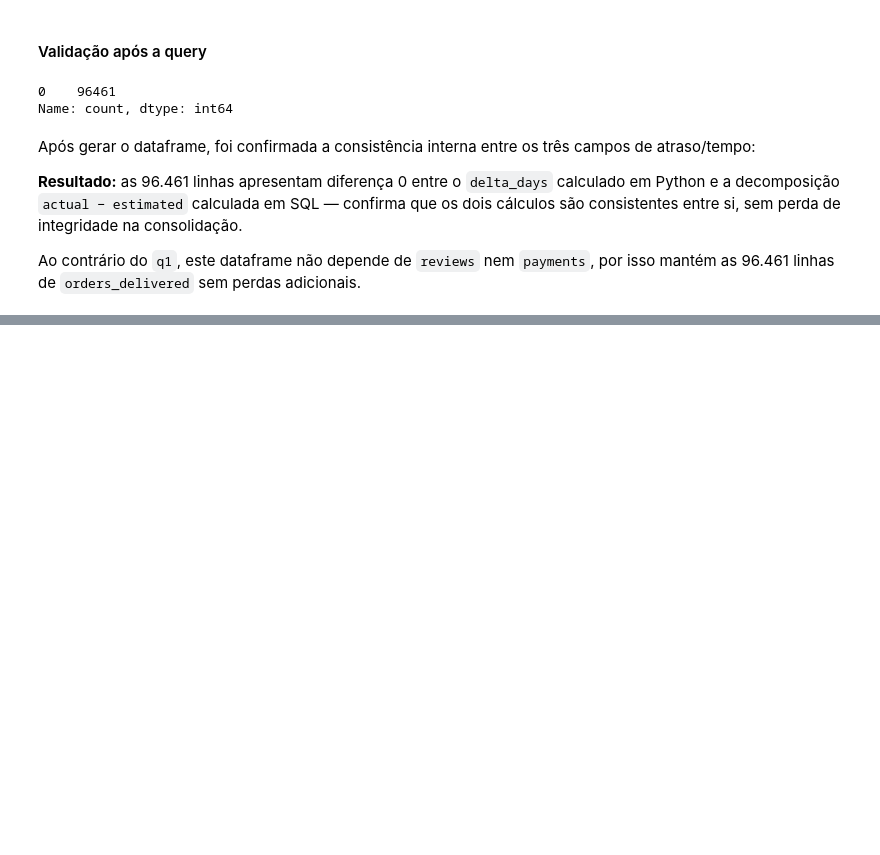
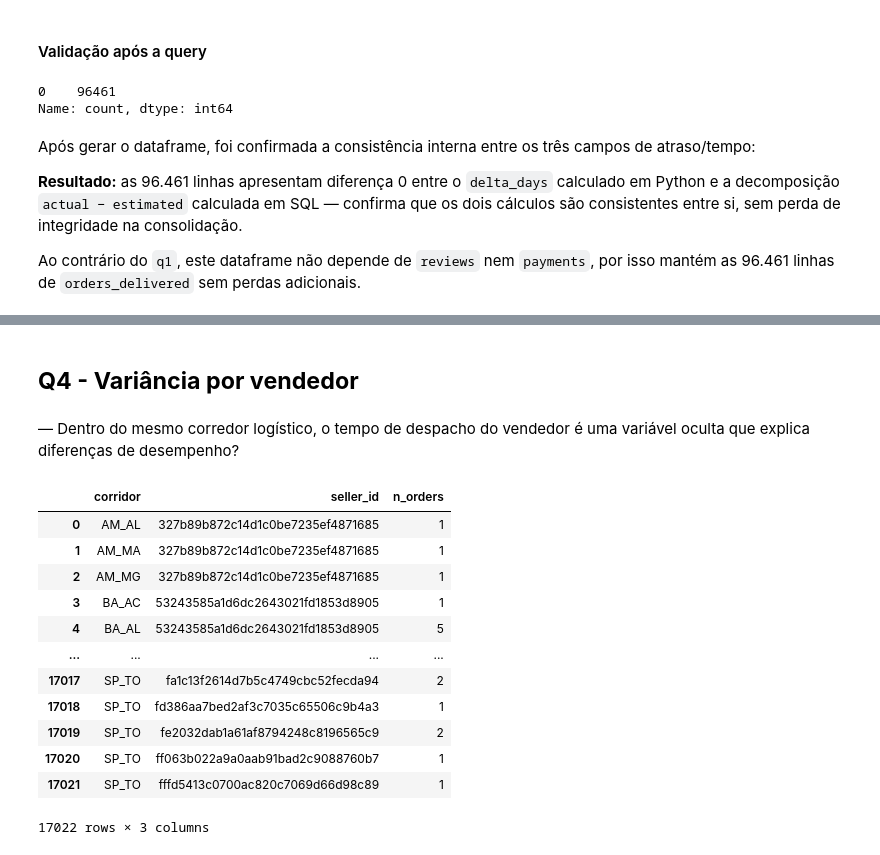
Before and after one commit to rodriguesbrian/olist_project, a Jupyter notebook: notebooks/analysis.ipynb, the cells around one changed output, grey strips where cells are left out. Saved outputs shown, nothing was run; the diff lists cells and outputs as text; code cells hidden in the pictures; blank space fills up the shorter version.

```diff
--- a/notebooks/analysis.ipynb
+++ b/notebooks/analysis.ipynb
@@ -1897,0 +2043,30 @@ O padrão que emerge aqui é outro: o Norte/Nordeste não atrasa mais — recebe
+# %% [markdown]
+## **Q4 - Variância por vendedor**
+# %% [markdown]
+— Dentro do mesmo corredor logístico, o tempo de despacho do vendedor é uma variável oculta que explica diferenças de desempenho?
+# %%
+# criação variável corredor logístico
+q3['corridor'] = q3['seller_state'] + '_' + q3['customer_state']
+# %%
+# criação agregado de volume de vendas de vendedores por corredor logístico
+seller_volume = (
+    q3.groupby(['corridor', 'seller_id'])
+    .size()
+    .reset_index(name='n_orders')
+)
+
+seller_volume
+# %% [output]
+|  | corridor | seller_id | n_orders |
+| 0 | AM_AL | 327b89b872c14d1c0be7235ef4871685 | 1 |
+| 1 | AM_MA | 327b89b872c14d1c0be7235ef4871685 | 1 |
+| 2 | AM_MG | 327b89b872c14d1c0be7235ef4871685 | 1 |
+| 3 | BA_AC | 53243585a1d6dc2643021fd1853d8905 | 1 |
+| 4 | BA_AL | 53243585a1d6dc2643021fd1853d8905 | 5 |
+| ... | ... | ... | ... |
+| 17017 | SP_TO | fa1c13f2614d7b5c4749cbc52fecda94 | 2 |
+| 17018 | SP_TO | fd386aa7bed2af3c7035c65506c9b4a3 | 1 |
+| 17019 | SP_TO | fe2032dab1a61af8794248c8196565c9 | 2 |
+| 17020 | SP_TO | ff063b022a9a0aab91bad2c9088760b7 | 1 |
+| 17021 | SP_TO | fffd5413c0700ac820c7069d66d98c89 | 1 |
+17022 rows × 3 columns
```
Also changed, not shown: parts of 46 cells of this notebook.
